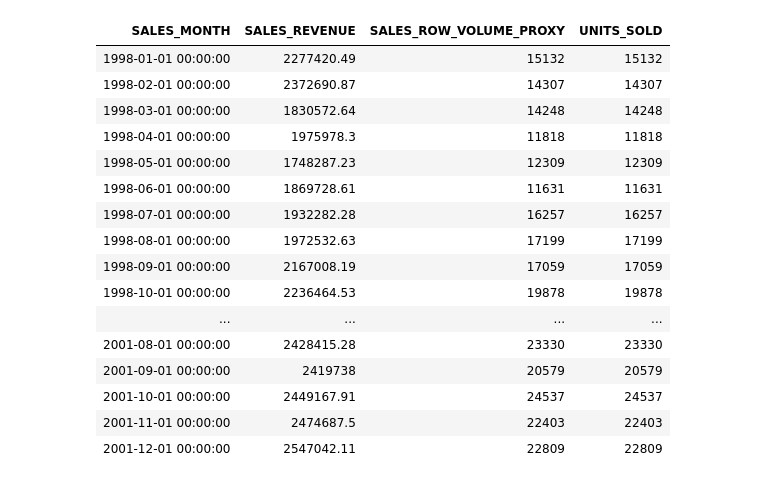
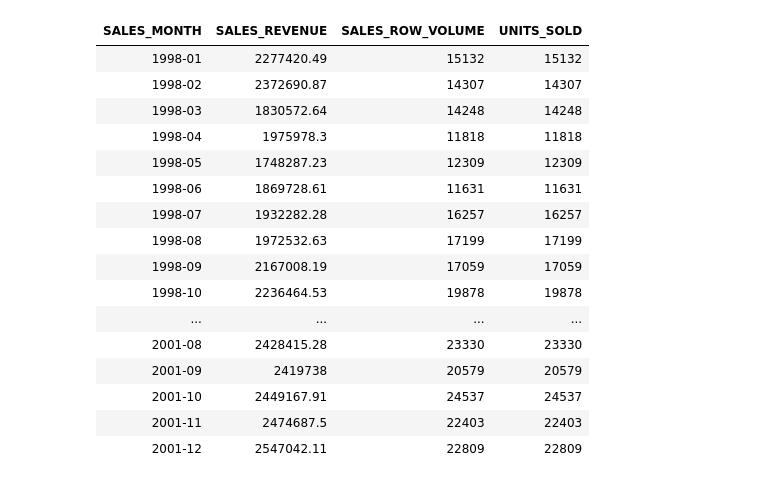
Before and after one commit to tecgie/OML, a Jupyter notebook: Demo.ipynb, the cells around one changed output. Drawn from its saved outputs; the diff is of its cells as text; code cells hidden in the pictures.

```diff
--- a/Demo.ipynb
+++ b/Demo.ipynb
@@ -21,34 +25,33 @@ Both analysis cells have recorded outputs with no recorded errors, and the Pytho
 # %%
--- SH.SALES has no order identifier: sales-row volume is a proxy,
--- not a count of distinct orders. Units sold are reported separately.
--- Revenue uses AMOUNT_SOLD as stored; no currency conversion is assumed.
+-- SH.SALES has no order identifier: sales-row volume is not distinct order count.
+-- Includes all recorded months; months without sales are not generated.
 -- Chart-ready monthly results are rendered as a table by this kernel.
 SELECT
-    TRUNC(time_id, 'MM') AS sales_month,
-    SUM(amount_sold)     AS sales_revenue,
-    COUNT(*)            AS sales_row_volume_proxy,
-    SUM(quantity_sold)   AS units_sold
+    TO_CHAR(TRUNC(time_id, 'MM'), 'YYYY-MM') AS sales_month,
+    SUM(amount_sold)                       AS sales_revenue,
+    COUNT(*)                               AS sales_row_volume,
+    SUM(quantity_sold)                     AS units_sold
 FROM sh.sales
 GROUP BY TRUNC(time_id, 'MM')
-ORDER BY sales_month;
+ORDER BY TRUNC(time_id, 'MM');
 # %% [output]
-| SALES_MONTH | SALES_REVENUE | SALES_ROW_VOLUME_PROXY | UNITS_SOLD |
-| 1998-01-01 00:00:00 | 2277420.49 | 15132 | 15132 |
-| 1998-02-01 00:00:00 | 2372690.87 | 14307 | 14307 |
-| 1998-03-01 00:00:00 | 1830572.64 | 14248 | 14248 |
-| 1998-04-01 00:00:00 | 1975978.3 | 11818 | 11818 |
-| 1998-05-01 00:00:00 | 1748287.23 | 12309 | 12309 |
-| 1998-06-01 00:00:00 | 1869728.61 | 11631 | 11631 |
-| 1998-07-01 00:00:00 | 1932282.28 | 16257 | 16257 |
-| 1998-08-01 00:00:00 | 1972532.63 | 17199 | 17199 |
-| 1998-09-01 00:00:00 | 2167008.19 | 17059 | 17059 |
-| 1998-10-01 00:00:00 | 2236464.53 | 19878 | 19878 |
+| SALES_MONTH | SALES_REVENUE | SALES_ROW_VOLUME | UNITS_SOLD |
+| 1998-01 | 2277420.49 | 15132 | 15132 |
+| 1998-02 | 2372690.87 | 14307 | 14307 |
+| 1998-03 | 1830572.64 | 14248 | 14248 |
+| 1998-04 | 1975978.3 | 11818 | 11818 |
+| 1998-05 | 1748287.23 | 12309 | 12309 |
+| 1998-06 | 1869728.61 | 11631 | 11631 |
+| 1998-07 | 1932282.28 | 16257 | 16257 |
+| 1998-08 | 1972532.63 | 17199 | 17199 |
+| 1998-09 | 2167008.19 | 17059 | 17059 |
+| 1998-10 | 2236464.53 | 19878 | 19878 |
 | ... | ... | ... | ... |
-| 2001-08-01 00:00:00 | 2428415.28 | 23330 | 23330 |
-| 2001-09-01 00:00:00 | 2419738 | 20579 | 20579 |
-| 2001-10-01 00:00:00 | 2449167.91 | 24537 | 24537 |
-| 2001-11-01 00:00:00 | 2474687.5 | 22403 | 22403 |
-| 2001-12-01 00:00:00 | 2547042.11 | 22809 | 22809 |
+| 2001-08 | 2428415.28 | 23330 | 23330 |
+| 2001-09 | 2419738 | 20579 | 20579 |
+| 2001-10 | 2449167.91 | 24537 | 24537 |
+| 2001-11 | 2474687.5 | 22403 | 22403 |
+| 2001-12 | 2547042.11 | 22809 | 22809 |
 # %%
 import oml
 import pandas as pd
```
Also changed, not shown: parts of 3 cells of this notebook.
